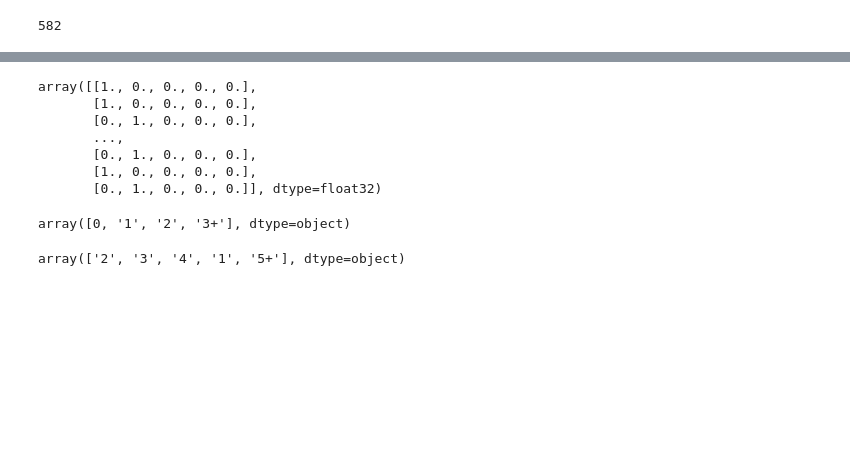
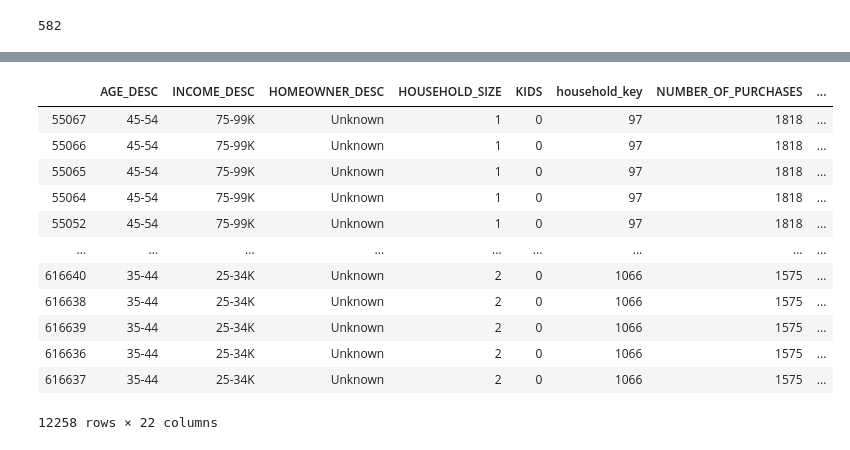
Before and after one commit to rstankovic/Retail-Data-Analytics, a Jupyter notebook: Repeat Purchase/Repeat Purchase.ipynb, the cells around one changed output, grey strips where cells are left out. Saved outputs shown, nothing was run; the diff lists cells and outputs as text; code cells hidden in the pictures; blank space fills up the shorter version.

Commit message:
did more data processing, working towards getting full household info for each store

```diff
--- a/Repeat Purchase/Repeat Purchase.ipynb
+++ b/Repeat Purchase/Repeat Purchase.ipynb
@@ -241,20 +173,0 @@ array(['Homeowner', 'Unknown', 'Renter', 'Probable Renter',
-# %%
-#converting the homeowner category to one-hot-encoding
-from keras.utils import to_categorical
-merged_hh['HOMEOWNER_DESC_TO_INT'] = merged_hh['HOMEOWNER_DESC']
-merged_hh['HOMEOWNER_DESC_TO_INT'] = merged_hh['HOMEOWNER_DESC_TO_INT'].replace({'Homeowner':0,
-                                                                                'Unknown':1,
-                                                                                'Renter':2,
-                                                                                'Probable Renter':3,
-                                                                                'Probable Owner':4})
-HOMEOWNER_NP = merged_hh['HOMEOWNER_DESC_TO_INT'].to_numpy()
-HOMEOWNER_TF = to_categorical(HOMEOWNER_NP, num_classes = 5)
-HOMEOWNER_TF
-# %% [output]
-array([[1., 0., 0., 0., 0.],
-       [1., 0., 0., 0., 0.],
-       [0., 1., 0., 0., 0.],
-       ...,
-       [0., 1., 0., 0., 0.],
-       [1., 0., 0., 0., 0.],
-       [0., 1., 0., 0., 0.]], dtype=float32)
@@ -272,8 +174,48 @@ merged_hh['PROBABLE_OWNER_BINARY'] = merged_hh['PROBABLE_OWNER_BINARY'].astype('
-# %%
-merged_hh['KID_CATEGORY_DESC'].unique()
-# %% [output]
-array([0, '1', '2', '3+'], dtype=object)
-# %%
-merged_hh['HOUSEHOLD_SIZE_DESC'].unique()
-# %% [output]
-array(['2', '3', '4', '1', '5+'], dtype=object)
+# %%
+'''
+we want to now merge this data about households with transactions per store, maybe keep a dictionary of store data
+that is separated by store so that we can feed each one into the model and train it further. so we can have a database
+of transactions by store, where each transaction has consumer data. i actually still have yet to figure out whether
+we feed the model consumers and decide whether or not those consumers should be classified as returning customers OR
+whether we feed them transaction data for which case we have the store predict which consumer will be the next
+transaction. although speaking outloud it seems it might be best to feed it a consumer data base with number of
+purchases made to each store. so maybe we can still do it by having a database of consumer data with all the purchases
+they made to a specific store. i guess in that way we wouldnt have to one-hot encode for every store (that would
+be a lot of columns). another thing, should we combine this with product information? we could one-hot that which
+be quite a lot of that but could be interesting. or at least when it came to what type of products each transaction
+focused on. we have that data.
+'''
+full_transaction_df = pd.merge(merged_hh, transaction_df, on = 'household_key')
+full_transaction_df = full_transaction_df.sort_values(by='WEEK_NO')
+stores_dict = {} #going to create a dictionary with one dataframe per store
+for ID in full_transaction_df['STORE_ID'].unique():
+    stores_dict[ID] = full_transaction_df.loc[(full_transaction_df['STORE_ID'] == ID),:]
+    stores_dict[ID]['PURCHASED_FROM_THIS_STORE'] = transaction_df.groupby(['BASKET_ID'].mean().loc[transaction_df['STORE_ID'] == ID,['']]
+stores_dict
+'''going to drop columns from the transaction lists so that we can get it ready for the ML portion of this project.
+we are going to drop:
+- STORE_ID: dropping this because we already split up the transaction dataframe into the dictionary above
+- MARITAL_STATUS_CODE: honestly i dont know what this is and i want to avoid getting bogged down in something that doesn't
+have a whole lot of impact. id say this is taking a risk in order to speed up getting a result.
+- HH_COMP_DESC: we already split this up into various categories
+- COUPON_MATCH_DISC: this is in the form of a percentage discount that is matched against some outside source. I just
+feel like sorting through this is not very worth it based on how much value I can see it providing.
+- HOMEOWNER_DESC_TO_INT: i dont know what this is either
+'''
+for store in stores_dict:
+    stores_dict[store].drop(columns = ['STORE_ID','MARITAL_STATUS_CODE','HH_COMP_DESC','HOMEOWNER_DESC_TO_INT','COUPON_MATCH_DISC'], inplace = True)
+stores_dict[364]
+# %% [output]
+|  | AGE_DESC | INCOME_DESC | HOMEOWNER_DESC | HOUSEHOLD_SIZE | KIDS | household_key | NUMBER_OF_PURCHASES | ... |
+| 55067 | 45-54 | 75-99K | Unknown | 1 | 0 | 97 | 1818 | ... |
+| 55066 | 45-54 | 75-99K | Unknown | 1 | 0 | 97 | 1818 | ... |
+| 55065 | 45-54 | 75-99K | Unknown | 1 | 0 | 97 | 1818 | ... |
+| 55064 | 45-54 | 75-99K | Unknown | 1 | 0 | 97 | 1818 | ... |
+| 55052 | 45-54 | 75-99K | Unknown | 1 | 0 | 97 | 1818 | ... |
+| ... | ... | ... | ... | ... | ... | ... | ... | ... |
+| 616640 | 35-44 | 25-34K | Unknown | 2 | 0 | 1066 | 1575 | ... |
+| 616638 | 35-44 | 25-34K | Unknown | 2 | 0 | 1066 | 1575 | ... |
+| 616639 | 35-44 | 25-34K | Unknown | 2 | 0 | 1066 | 1575 | ... |
+| 616636 | 35-44 | 25-34K | Unknown | 2 | 0 | 1066 | 1575 | ... |
+| 616637 | 35-44 | 25-34K | Unknown | 2 | 0 | 1066 | 1575 | ... |
+12258 rows × 22 columns
```
Also changed, not shown: parts of 34 cells of this notebook.
